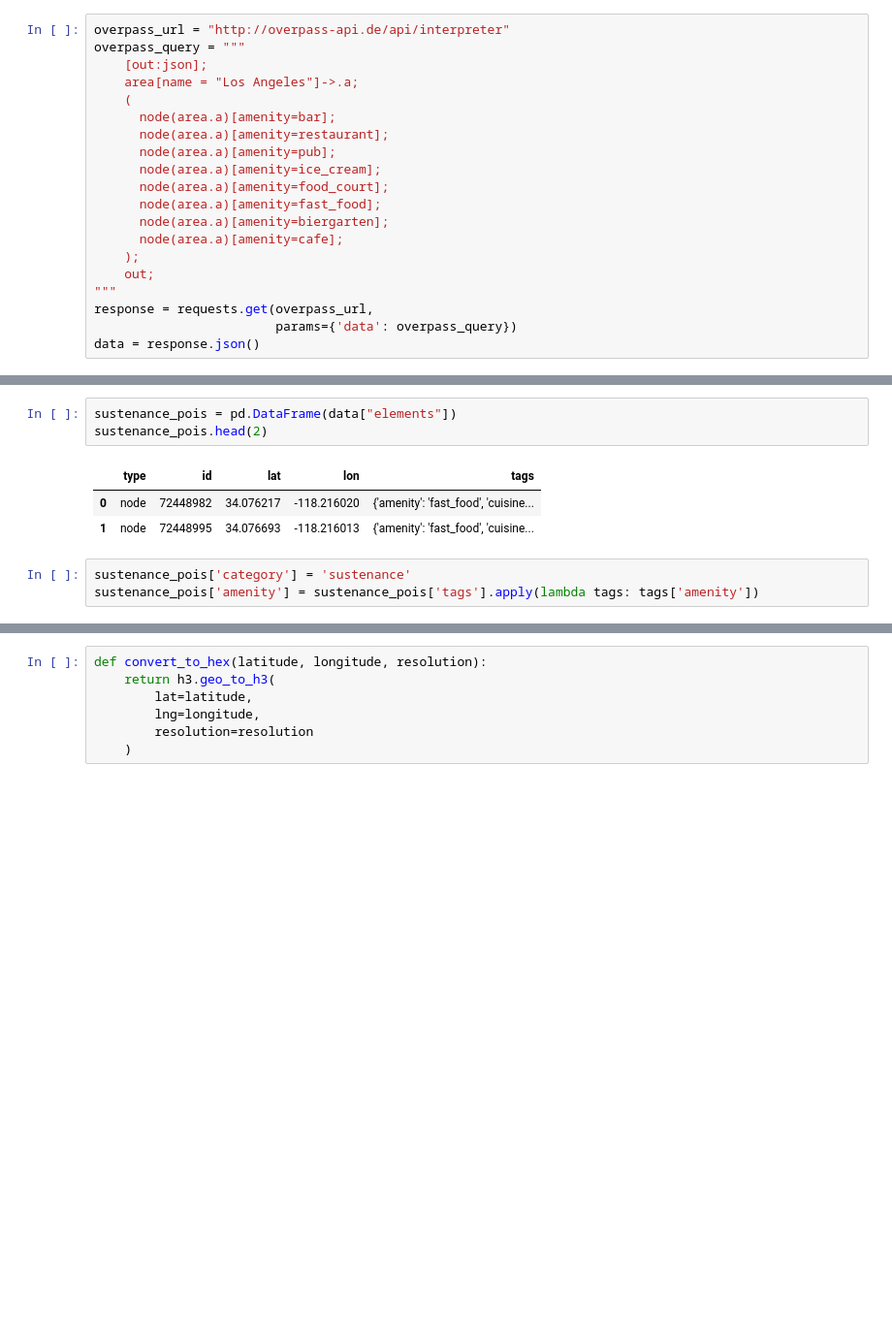
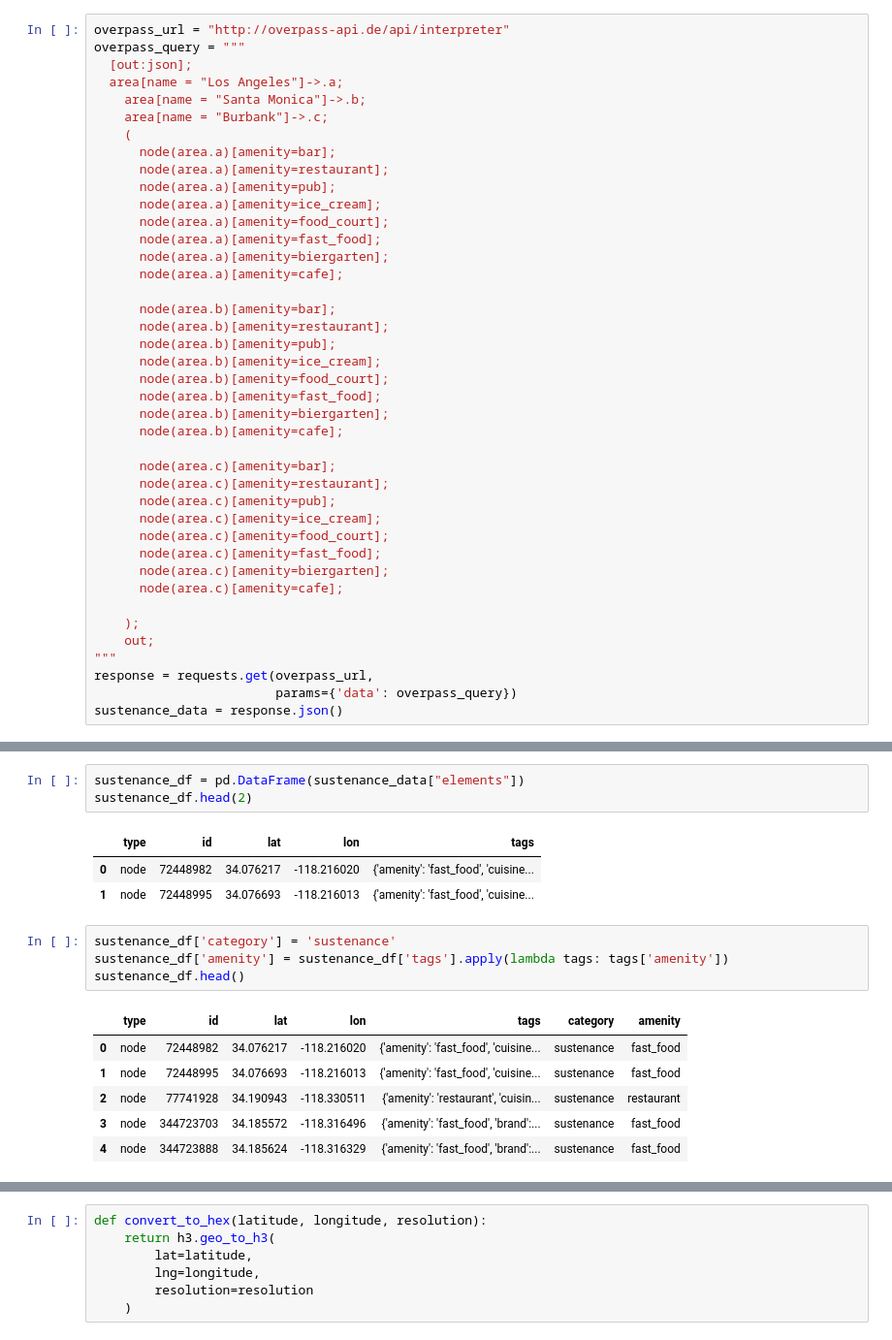
Before and after one commit to katekuian/aa_2021_magma, a Jupyter notebook: 01_data_collection_and_preparation/04_pois.ipynb, the cells around one changed output, grey strips where cells are left out. Shown at 97% size. Cells and saved outputs as stored; diff of their text form; blank space fills up the shorter version.

```diff
--- a/01_data_collection_and_preparation/04_pois.ipynb
+++ b/01_data_collection_and_preparation/04_pois.ipynb
@@ -6,8 +5,10 @@ import h3
 # %%
 overpass_url = "http://overpass-api.de/api/interpreter"
 overpass_query = """
-    [out:json];
-    area[name = "Los Angeles"]->.a;
+  [out:json];
+  area[name = "Los Angeles"]->.a;
+	area[name = "Santa Monica"]->.b;
+	area[name = "Burbank"]->.c;
     (
       node(area.a)[amenity=bar];
       node(area.a)[amenity=restaurant];
@@ -17,9 +18,28 @@ overpass_query = """
       node(area.a)[amenity=fast_food];
       node(area.a)[amenity=biergarten];
       node(area.a)[amenity=cafe];
+
+      node(area.b)[amenity=bar];
+      node(area.b)[amenity=restaurant];
+      node(area.b)[amenity=pub];
+      node(area.b)[amenity=ice_cream];
+      node(area.b)[amenity=food_court];
+      node(area.b)[amenity=fast_food];
+      node(area.b)[amenity=biergarten];
+      node(area.b)[amenity=cafe];
+
+      node(area.c)[amenity=bar];
+      node(area.c)[amenity=restaurant];
+      node(area.c)[amenity=pub];
+      node(area.c)[amenity=ice_cream];
+      node(area.c)[amenity=food_court];
+      node(area.c)[amenity=fast_food];
+      node(area.c)[amenity=biergarten];
+      node(area.c)[amenity=cafe];
+
     );
     out;
 """
 response = requests.get(overpass_url,
                         params={'data': overpass_query})
-data = response.json()
+sustenance_data = response.json()
@@ -46,10 +66,18 @@ data
 # %%
-sustenance_pois = pd.DataFrame(data["elements"])
-sustenance_pois.head(2)
+sustenance_df = pd.DataFrame(sustenance_data["elements"])
+sustenance_df.head(2)
 # %% [output]
 |  | type | id | lat | lon | tags |
 | 0 | node | 72448982 | 34.076217 | -118.216020 | {'amenity': 'fast_food', 'cuisine... |
 | 1 | node | 72448995 | 34.076693 | -118.216013 | {'amenity': 'fast_food', 'cuisine... |
 # %%
-sustenance_pois['category'] = 'sustenance'
-sustenance_pois['amenity'] = sustenance_pois['tags'].apply(lambda tags: tags['amenity'])
+sustenance_df['category'] = 'sustenance'
+sustenance_df['amenity'] = sustenance_df['tags'].apply(lambda tags: tags['amenity'])
+sustenance_df.head()
+# %% [output]
+|  | type | id | lat | lon | tags | category | amenity |
+| 0 | node | 72448982 | 34.076217 | -118.216020 | {'amenity': 'fast_food', 'cuisine... | sustenance | fast_food |
+| 1 | node | 72448995 | 34.076693 | -118.216013 | {'amenity': 'fast_food', 'cuisine... | sustenance | fast_food |
+| 2 | node | 77741928 | 34.190943 | -118.330511 | {'amenity': 'restaurant', 'cuisin... | sustenance | restaurant |
+| 3 | node | 344723703 | 34.185572 | -118.316496 | {'amenity': 'fast_food', 'brand':... | sustenance | fast_food |
+| 4 | node | 344723888 | 34.185624 | -118.316329 | {'amenity': 'fast_food', 'brand':... | sustenance | fast_food |
```
Also changed, not shown: parts of 13 cells of this notebook.
